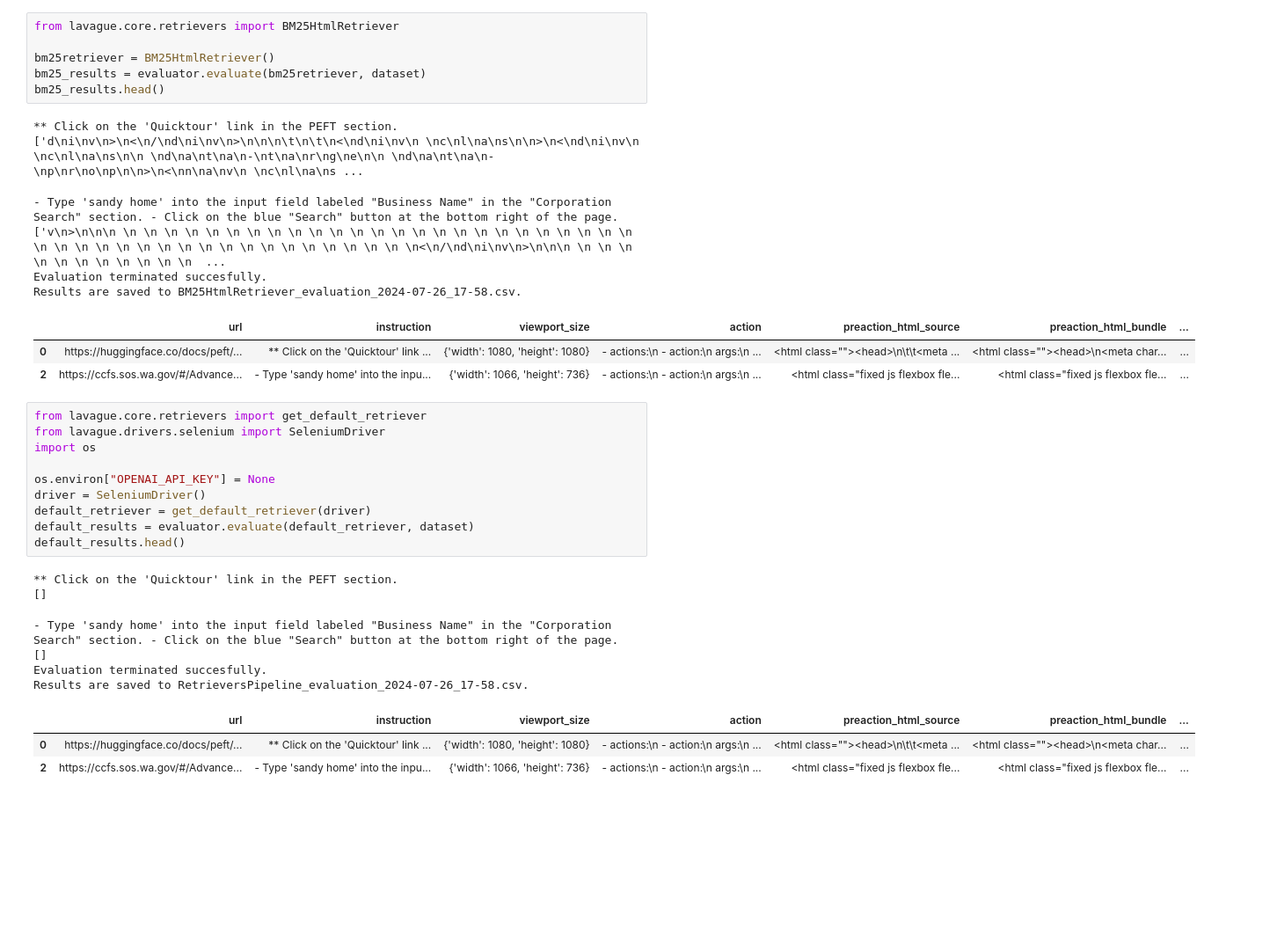
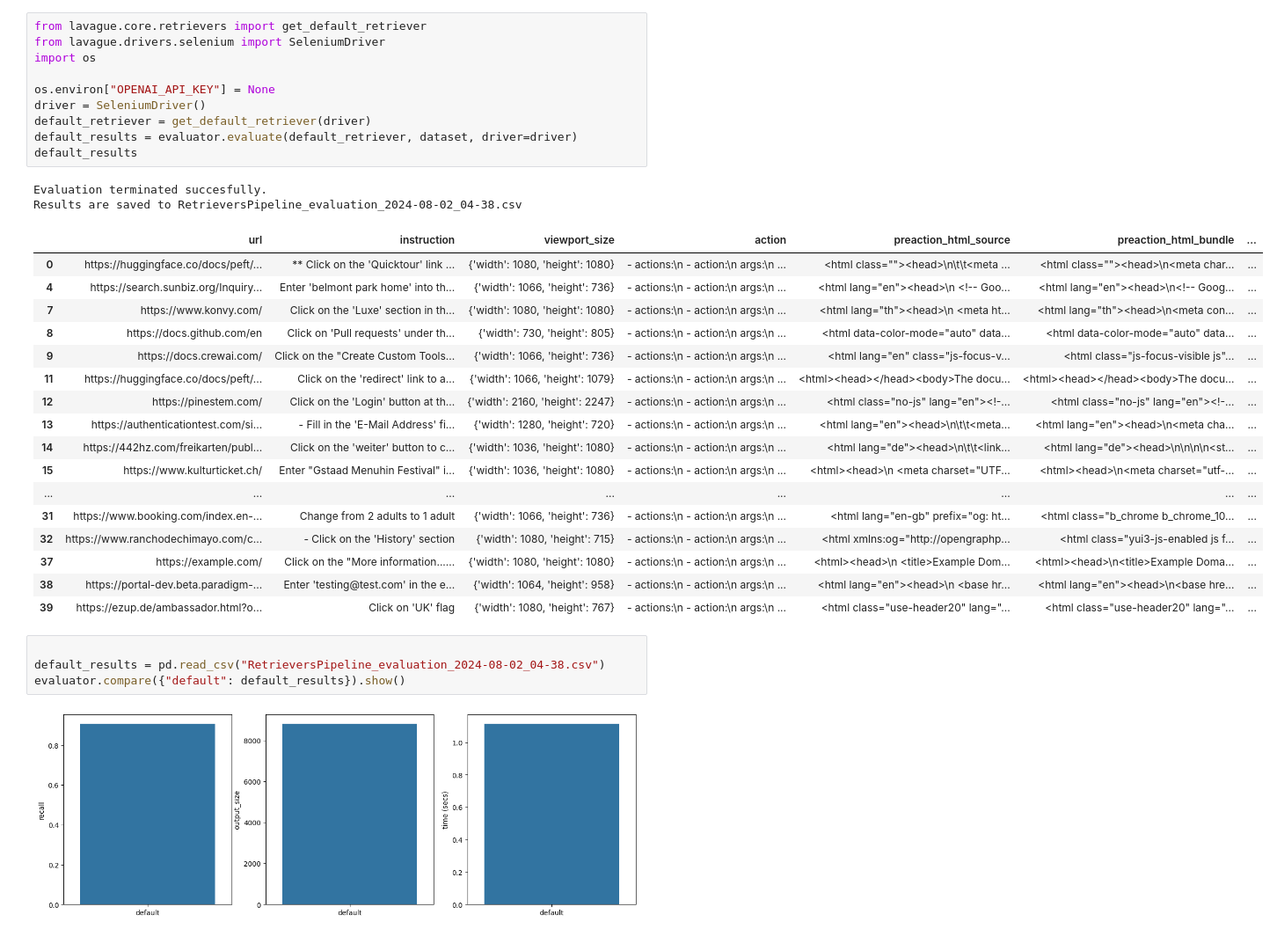
Before and after one commit to lavague-ai/LaVague, a Jupyter notebook: examples/new_evaluation.ipynb, the cells around one changed output. Shown: that part at 88% size. Drawn from its saved outputs; the diff is of its cells as text; blank space fills up the shorter version.

```diff
--- a/examples/new_evaluation.ipynb
+++ b/examples/new_evaluation.ipynb
@@ -15,36 +15,36 @@ dataset.head()
-# %%
-from lavague.core.retrievers import BM25HtmlRetriever
-
-bm25retriever = BM25HtmlRetriever()
-bm25_results = evaluator.evaluate(bm25retriever, dataset)
-bm25_results.head()
-# %% [output]
-** Click on the 'Quicktour' link in the PEFT section.
-['d\ni\nv\n>\n<\n/\nd\ni\nv\n>\n\n\n\t\n\t\n<\nd\ni\nv\n \nc\nl\na\ns\n\n>\n<\nd\ni\nv\n \nc\nl\na\ns\n\n \nd\na\nt\na\n-\nt\na\nr\ng\ne\n\n \nd\na\nt\na\n-\np\nr\no\np\n\n>\n<\nn\na\nv\n \nc\nl\na\ns ...
-- Type 'sandy home' into the input field labeled "Business Name" in the "Corporation Search" section. - Click on the blue "Search" button at the bottom right of the page.
-['v\n>\n\n\n \n \n \n \n \n \n \n \n \n \n \n \n \n \n \n \n \n \n \n \n \n \n \n \n \n \n \n \n \n \n \n \n \n \n \n \n \n \n \n \n \n \n \n \n<\n/\nd\ni\nv\n>\n\n\n \n \n \n \n \n \n \n \n \n \n \n  ...
-Evaluation terminated succesfully.
-Results are saved to BM25HtmlRetriever_evaluation_2024-07-26_17-58.csv.
-|  | url | instruction | viewport_size | action | preaction_html_source | preaction_html_bundle | ... |
-| 0 | https://huggingface.co/docs/peft/... | ** Click on the 'Quicktour' link ... | {'width': 1080, 'height': 1080} | - actions:\n - action:\n args:\n ... | <html class=""><head>\n\t\t<meta ... | <html class=""><head>\n<meta char... | ... |
-| 2 | https://ccfs.sos.wa.gov/#/Advance... | - Type 'sandy home' into the inpu... | {'width': 1066, 'height': 736} | - actions:\n - action:\n args:\n ... | <html class="fixed js flexbox fle... | <html class="fixed js flexbox fle... | ... |
 # %%
 from lavague.core.retrievers import get_default_retriever
 from lavague.drivers.selenium import SeleniumDriver
 import os
 
 os.environ["OPENAI_API_KEY"] = None
 driver = SeleniumDriver()
 default_retriever = get_default_retriever(driver)
-default_results = evaluator.evaluate(default_retriever, dataset)
-default_results.head()
+default_results = evaluator.evaluate(default_retriever, dataset, driver=driver)
+default_results
 # %% [output]
-** Click on the 'Quicktour' link in the PEFT section.
-[]
+Evaluation terminated succesfully.
+Results are saved to RetrieversPipeline_evaluation_2024-08-02_04-38.csv
-- Type 'sandy home' into the input field labeled "Business Name" in the "Corporation Search" section. - Click on the blue "Search" button at the bottom right of the page.
-[]
-Evaluation terminated succesfully.
-Results are saved to RetrieversPipeline_evaluation_2024-07-26_17-58.csv.
 |  | url | instruction | viewport_size | action | preaction_html_source | preaction_html_bundle | ... |
 | 0 | https://huggingface.co/docs/peft/... | ** Click on the 'Quicktour' link ... | {'width': 1080, 'height': 1080} | - actions:\n - action:\n args:\n ... | <html class=""><head>\n\t\t<meta ... | <html class=""><head>\n<meta char... | ... |
-| 2 | https://ccfs.sos.wa.gov/#/Advance... | - Type 'sandy home' into the inpu... | {'width': 1066, 'height': 736} | - actions:\n - action:\n args:\n ... | <html class="fixed js flexbox fle... | <html class="fixed js flexbox fle... | ... |
+| 4 | https://search.sunbiz.org/Inquiry... | Enter 'belmont park home' into th... | {'width': 1066, 'height': 736} | - actions:\n - action:\n args:\n ... | <html lang="en"><head>\n <!-- Goo... | <html lang="en"><head>\n<!-- Goog... | ... |
+| 7 | https://www.konvy.com/ | Click on the 'Luxe' section in th... | {'width': 1080, 'height': 1080} | - actions:\n - action:\n args:\n ... | <html lang="th"><head>\n <meta ht... | <html lang="th"><head>\n<meta con... | ... |
+| 8 | https://docs.github.com/en | Click on 'Pull requests' under th... | {'width': 730, 'height': 805} | - actions:\n - action:\n args:\n ... | <html data-color-mode="auto" data... | <html data-color-mode="auto" data... | ... |
+| 9 | https://docs.crewai.com/ | Click on the "Create Custom Tools... | {'width': 1066, 'height': 736} | - actions:\n - action:\n args:\n ... | <html lang="en" class="js-focus-v... | <html class="js-focus-visible js"... | ... |
+| 11 | https://huggingface.co/docs/peft/... | Click on the 'redirect' link to a... | {'width': 1066, 'height': 1079} | - actions:\n - action:\n args:\n ... | <html><head></head><body>The docu... | <html><head></head><body>The docu... | ... |
+| 12 | https://pinestem.com/ | Click on the 'Login' button at th... | {'width': 2160, 'height': 2247} | - actions:\n - action:\n args:\n ... | <html class="no-js" lang="en"><!-... | <html class="no-js" lang="en"><!-... | ... |
+| 13 | https://authenticationtest.com/si... | - Fill in the 'E-Mail Address' fi... | {'width': 1280, 'height': 720} | - actions:\n - action:\n args:\n ... | <html lang="en"><head>\n\t\t<meta... | <html lang="en"><head>\n<meta cha... | ... |
+| 14 | https://442hz.com/freikarten/publ... | Click on the 'weiter' button to c... | {'width': 1036, 'height': 1080} | - actions:\n - action:\n args:\n ... | <html lang="de"><head>\n\t\t<link... | <html lang="de"><head>\n\n\n\n<st... | ... |
+| 15 | https://www.kulturticket.ch/ | Enter "Gstaad Menuhin Festival" i... | {'width': 1036, 'height': 1080} | - actions:\n - action:\n args:\n ... | <html><head>\n <meta charset="UTF... | <html><head>\n<meta charset="utf-... | ... |
+| ... | ... | ... | ... | ... | ... | ... | ... |
+| 31 | https://www.booking.com/index.en-... | Change from 2 adults to 1 adult | {'width': 1066, 'height': 736} | - actions:\n - action:\n args:\n ... | <html lang="en-gb" prefix="og: ht... | <html class="b_chrome b_chrome_10... | ... |
+| 32 | https://www.ranchodechimayo.com/c... | - Click on the 'History' section | {'width': 1080, 'height': 715} | - actions:\n - action:\n args:\n ... | <html xmlns:og="http://opengraphp... | <html class="yui3-js-enabled js f... | ... |
+| 37 | https://example.com/ | Click on the "More information...... | {'width': 1080, 'height': 1080} | - actions:\n - action:\n args:\n ... | <html><head>\n <title>Example Dom... | <html><head>\n<title>Example Doma... | ... |
+| 38 | https://portal-dev.beta.paradigm-... | Enter 'testing@test.com' in the e... | {'width': 1064, 'height': 958} | - actions:\n - action:\n args:\n ... | <html lang="en"><head>\n <base hr... | <html lang="en"><head>\n<base hre... | ... |
+| 39 | https://ezup.de/ambassador.html?o... | Click on 'UK' flag | {'width': 1080, 'height': 767} | - actions:\n - action:\n args:\n ... | <html class="use-header20" lang="... | <html class="use-header20" lang="... | ... |
+# %%
+
+default_results = pd.read_csv("RetrieversPipeline_evaluation_2024-08-02_04-38.csv")
+evaluator.compare({"default": default_results}).show()
+# %% [output]
+[figure, added]
```
Also changed, not shown: parts of 4 cells of this notebook, 3 other files.
